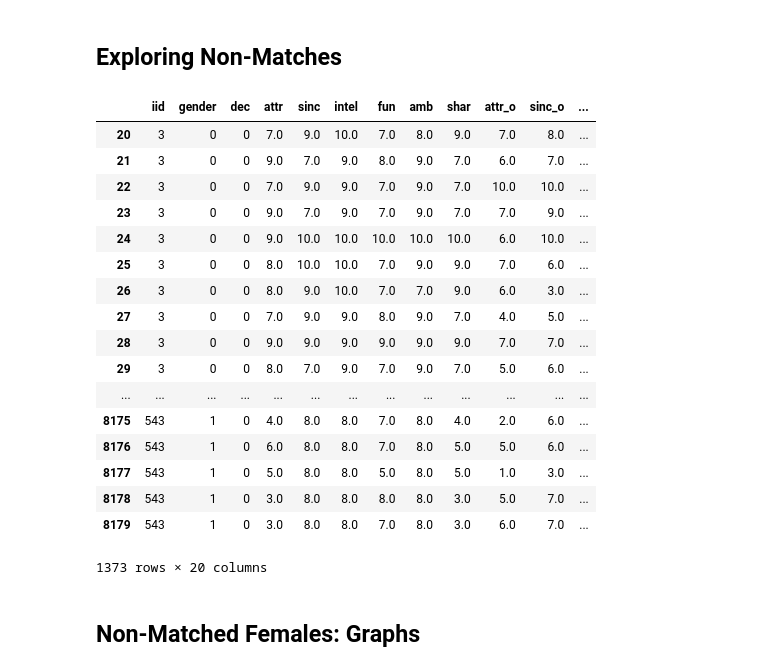
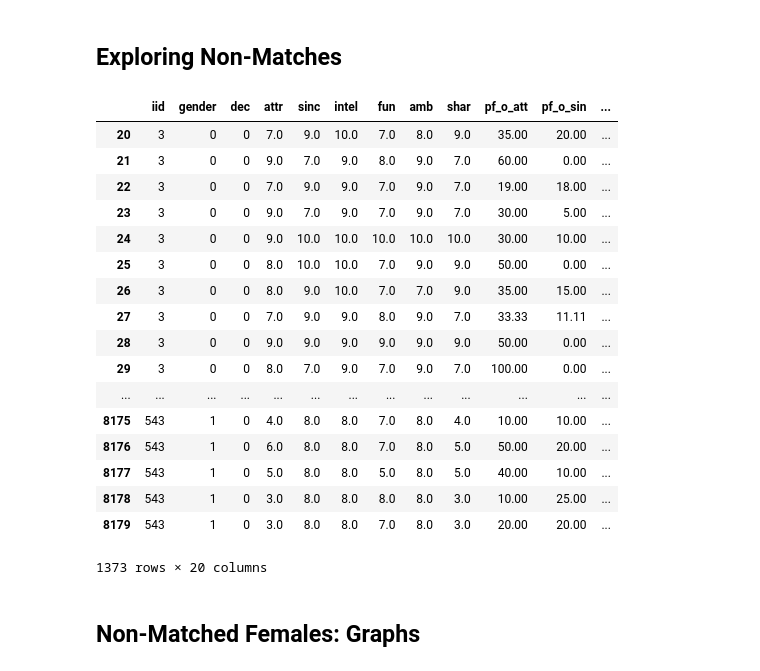
Before and after one commit to fiatveritas/Portfolio, a Jupyter notebook: Udacity_Project_5_Capstone/Love_At_First_Sight.ipynb, the cells around one changed output. Drawn from its saved outputs; the diff is of its cells as text; code cells hidden in the pictures.

```diff
--- a/Udacity_Project_5_Capstone/Love_At_First_Sight.ipynb
+++ b/Udacity_Project_5_Capstone/Love_At_First_Sight.ipynb
@@ -101,25 +103,25 @@ people_not_matched = data[data['iid'].isin(not_ever_matched)].copy()
 # %% [markdown]
 <h2>Exploring Non-Matches</h2>
 # %%
-people_not_matched[['iid', 'gender', 'dec'] + fc.non_matches_decision_investigation + ['dec_o', 'pid', 'goal', 'int_corr', 'match']]
+people_not_matched[['iid', 'gender', 'dec'] + fc.features_of_attraction + fc.preferences_of_attraction + ['dec_o', 'pid', 'goal', 'int_corr', 'match']]
 # %% [output]
-|  | iid | gender | dec | attr | sinc | intel | fun | amb | shar | attr_o | sinc_o | ... |
-| 20 | 3 | 0 | 0 | 7.0 | 9.0 | 10.0 | 7.0 | 8.0 | 9.0 | 7.0 | 8.0 | ... |
-| 21 | 3 | 0 | 0 | 9.0 | 7.0 | 9.0 | 8.0 | 9.0 | 7.0 | 6.0 | 7.0 | ... |
-| 22 | 3 | 0 | 0 | 7.0 | 9.0 | 9.0 | 7.0 | 9.0 | 7.0 | 10.0 | 10.0 | ... |
-| 23 | 3 | 0 | 0 | 9.0 | 7.0 | 9.0 | 7.0 | 9.0 | 7.0 | 7.0 | 9.0 | ... |
-| 24 | 3 | 0 | 0 | 9.0 | 10.0 | 10.0 | 10.0 | 10.0 | 10.0 | 6.0 | 10.0 | ... |
-| 25 | 3 | 0 | 0 | 8.0 | 10.0 | 10.0 | 7.0 | 9.0 | 9.0 | 7.0 | 6.0 | ... |
-| 26 | 3 | 0 | 0 | 8.0 | 9.0 | 10.0 | 7.0 | 7.0 | 9.0 | 6.0 | 3.0 | ... |
-| 27 | 3 | 0 | 0 | 7.0 | 9.0 | 9.0 | 8.0 | 9.0 | 7.0 | 4.0 | 5.0 | ... |
-| 28 | 3 | 0 | 0 | 9.0 | 9.0 | 9.0 | 9.0 | 9.0 | 9.0 | 7.0 | 7.0 | ... |
-| 29 | 3 | 0 | 0 | 8.0 | 7.0 | 9.0 | 7.0 | 9.0 | 7.0 | 5.0 | 6.0 | ... |
+|  | iid | gender | dec | attr | sinc | intel | fun | amb | shar | pf_o_att | pf_o_sin | ... |
+| 20 | 3 | 0 | 0 | 7.0 | 9.0 | 10.0 | 7.0 | 8.0 | 9.0 | 35.00 | 20.00 | ... |
+| 21 | 3 | 0 | 0 | 9.0 | 7.0 | 9.0 | 8.0 | 9.0 | 7.0 | 60.00 | 0.00 | ... |
+| 22 | 3 | 0 | 0 | 7.0 | 9.0 | 9.0 | 7.0 | 9.0 | 7.0 | 19.00 | 18.00 | ... |
+| 23 | 3 | 0 | 0 | 9.0 | 7.0 | 9.0 | 7.0 | 9.0 | 7.0 | 30.00 | 5.00 | ... |
+| 24 | 3 | 0 | 0 | 9.0 | 10.0 | 10.0 | 10.0 | 10.0 | 10.0 | 30.00 | 10.00 | ... |
+| 25 | 3 | 0 | 0 | 8.0 | 10.0 | 10.0 | 7.0 | 9.0 | 9.0 | 50.00 | 0.00 | ... |
+| 26 | 3 | 0 | 0 | 8.0 | 9.0 | 10.0 | 7.0 | 7.0 | 9.0 | 35.00 | 15.00 | ... |
+| 27 | 3 | 0 | 0 | 7.0 | 9.0 | 9.0 | 8.0 | 9.0 | 7.0 | 33.33 | 11.11 | ... |
+| 28 | 3 | 0 | 0 | 9.0 | 9.0 | 9.0 | 9.0 | 9.0 | 9.0 | 50.00 | 0.00 | ... |
+| 29 | 3 | 0 | 0 | 8.0 | 7.0 | 9.0 | 7.0 | 9.0 | 7.0 | 100.00 | 0.00 | ... |
 | ... | ... | ... | ... | ... | ... | ... | ... | ... | ... | ... | ... | ... |
-| 8175 | 543 | 1 | 0 | 4.0 | 8.0 | 8.0 | 7.0 | 8.0 | 4.0 | 2.0 | 6.0 | ... |
-| 8176 | 543 | 1 | 0 | 6.0 | 8.0 | 8.0 | 7.0 | 8.0 | 5.0 | 5.0 | 6.0 | ... |
-| 8177 | 543 | 1 | 0 | 5.0 | 8.0 | 8.0 | 5.0 | 8.0 | 5.0 | 1.0 | 3.0 | ... |
-| 8178 | 543 | 1 | 0 | 3.0 | 8.0 | 8.0 | 8.0 | 8.0 | 3.0 | 5.0 | 7.0 | ... |
-| 8179 | 543 | 1 | 0 | 3.0 | 8.0 | 8.0 | 7.0 | 8.0 | 3.0 | 6.0 | 7.0 | ... |
+| 8175 | 543 | 1 | 0 | 4.0 | 8.0 | 8.0 | 7.0 | 8.0 | 4.0 | 10.00 | 10.00 | ... |
+| 8176 | 543 | 1 | 0 | 6.0 | 8.0 | 8.0 | 7.0 | 8.0 | 5.0 | 50.00 | 20.00 | ... |
+| 8177 | 543 | 1 | 0 | 5.0 | 8.0 | 8.0 | 5.0 | 8.0 | 5.0 | 40.00 | 10.00 | ... |
+| 8178 | 543 | 1 | 0 | 3.0 | 8.0 | 8.0 | 8.0 | 8.0 | 3.0 | 10.00 | 25.00 | ... |
+| 8179 | 543 | 1 | 0 | 3.0 | 8.0 | 8.0 | 7.0 | 8.0 | 3.0 | 20.00 | 20.00 | ... |
 1373 rows × 20 columns
 # %% [markdown]
 <h2>Non-Matched Females: Graphs</h2>
```
Also changed, not shown: parts of 3 cells of this notebook, 2 other files.
